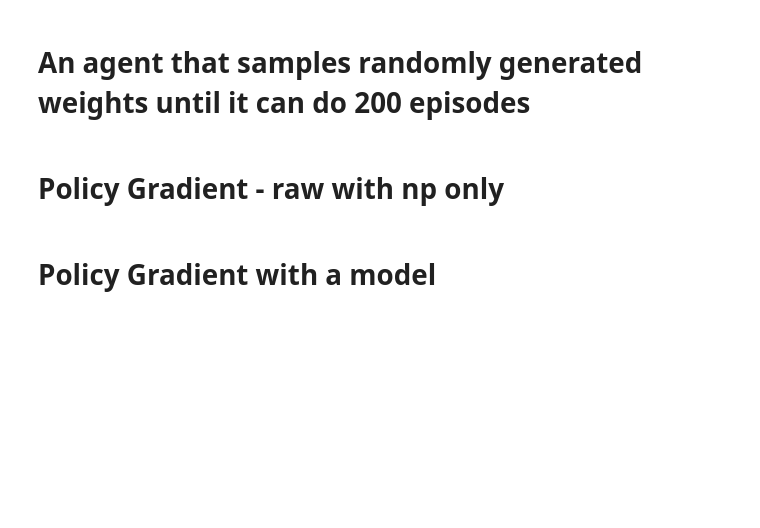
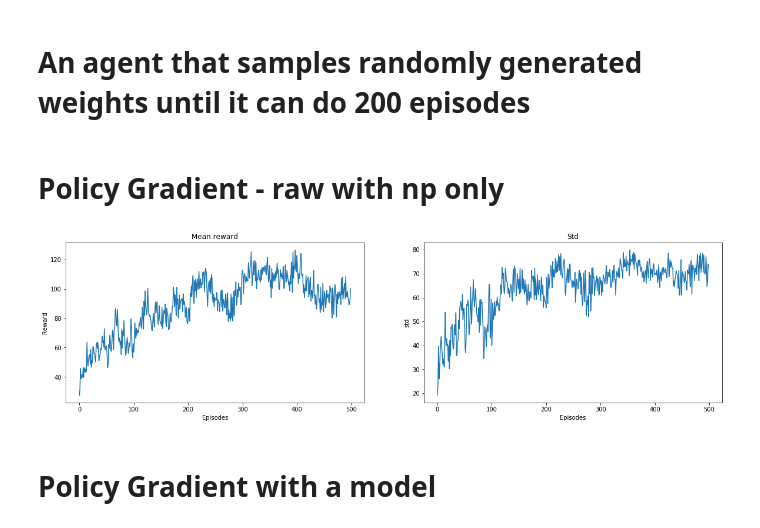
Before and after one commit to whathelll/Reinforcement-Learning, a Jupyter notebook: PolicyGradient/2-Cartpole_REINFORCE.ipynb, the cells around one changed output. Cells and saved outputs as stored; diff of their text form; code cells hidden in the pictures; blank space fills up the shorter version.

```diff
--- a/PolicyGradient/2-Cartpole_REINFORCE.ipynb
+++ b/PolicyGradient/2-Cartpole_REINFORCE.ipynb
@@ -183,39 +183,42 @@ class Agent():
                 a[a_t] = 1
                 p = self.softmax(self.theta.dot(s_t))
                 gradient = np.outer(a - p, s_t)
+                b_t = 0 # without a baseline it takes a long time to learn
                 gradient = gradient * (R - b_t)
 
                 grad += gradient
 
 #             grad = grad / (np.linalg.norm(grad) + 1e-8)
             self.theta += self.learning_rate * grad
 
             self.episode_durations.append(steps)
 
     def run(self):
         self.env = gym.make('CartPole-v0')
         s = self.env.reset()
         steps = 0
         while True:
             self.env.render()
             action = self.getAction(s)
             s_1, reward, done, info = self.env.step(action)
             s = s_1
             steps += 1
             if done:
                 print("Episode finished successfully after {} timesteps".format(steps))
                 break
         self.env.close()
 
 agent = Agent()
 
 reward_history = RewardHistory()
-for i in range(100):
+for i in range(10):
     agent = Agent()
-    agent.train(100)
+    agent.train(500)
     reward_history.append(agent.episode_durations)
 
 reward_history.plot()
+# %% [output]
+[figure, added]
 # %%
 agent.run()
 # %% [markdown]
```
Also changed, not shown: parts of 3 cells of this notebook, 1 other file.
